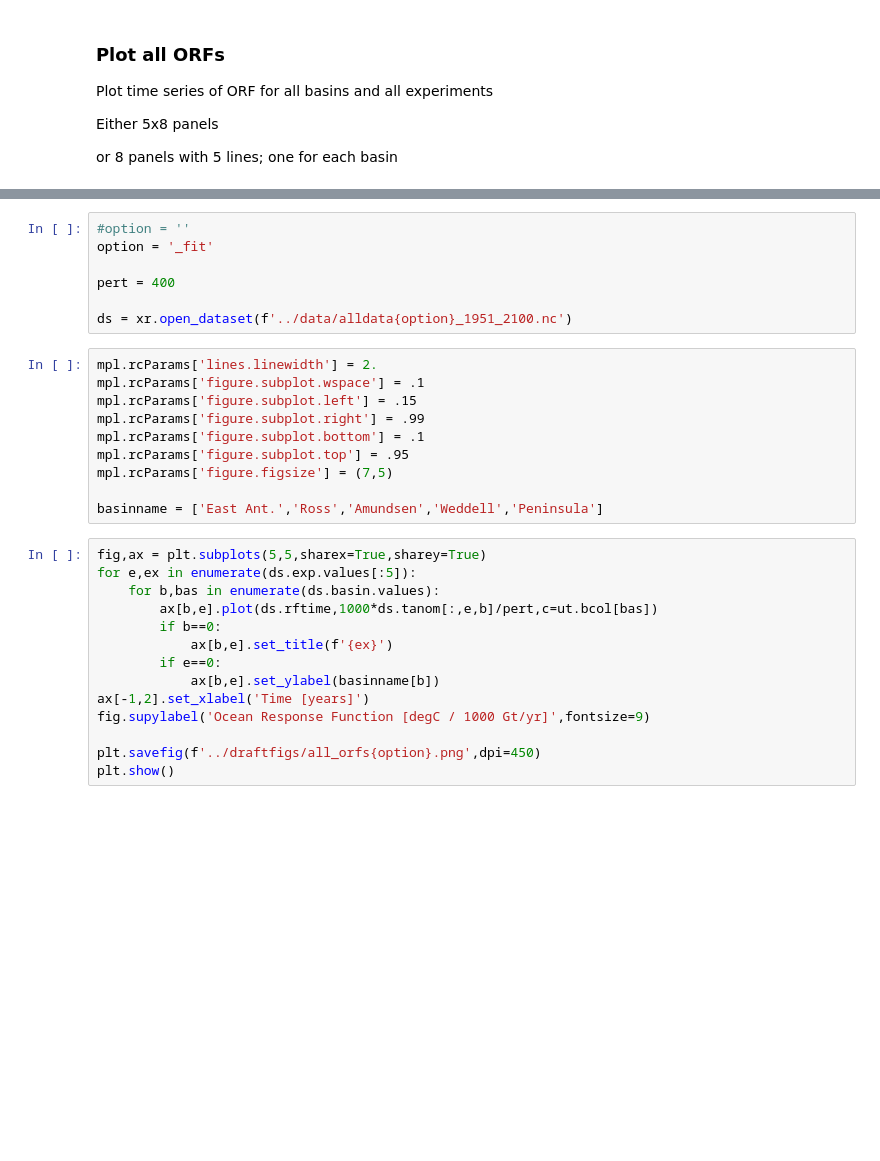
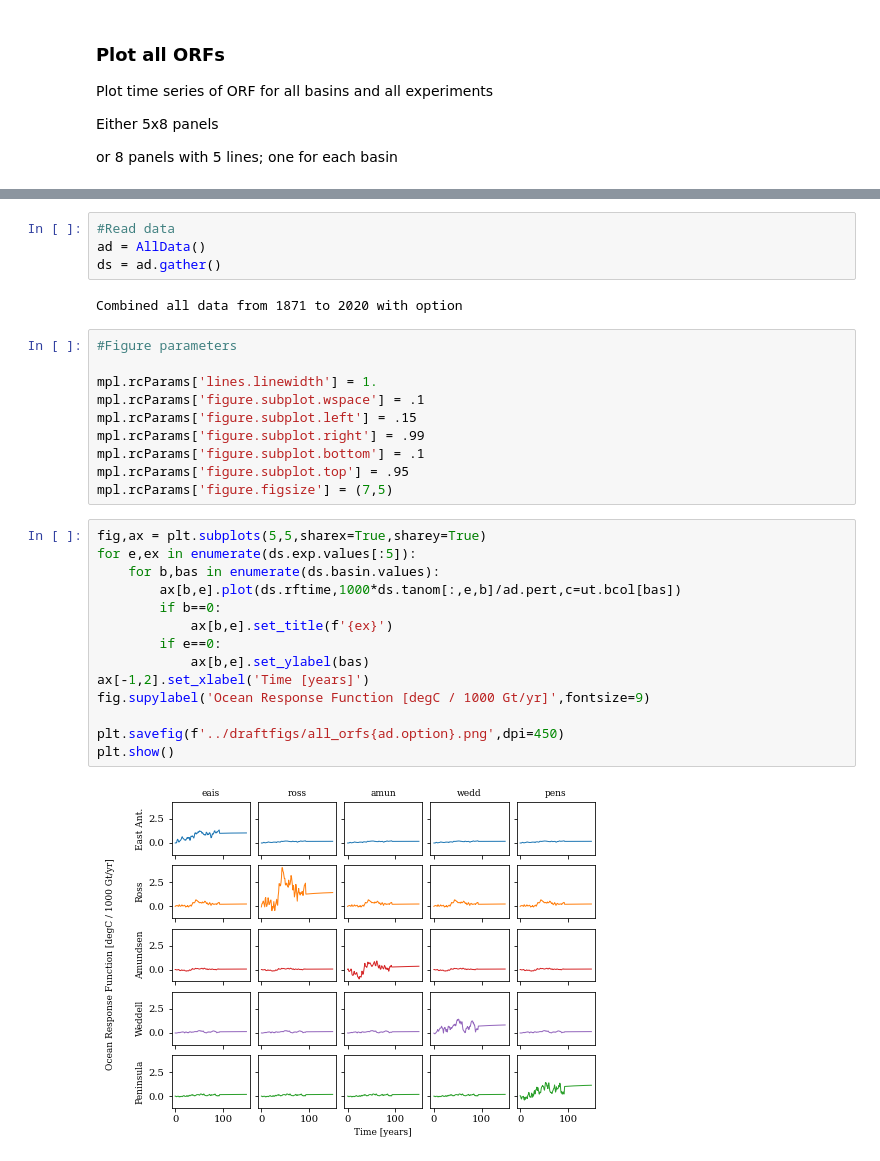
Before and after one commit to erwinlambert/feedback, a Jupyter notebook: notebooks/Draftplot_ORF.ipynb, the cells around one changed output, grey strips where cells are left out. Drawn from its saved outputs; the diff is of its cells as text; blank space fills up the shorter version.

```diff
--- a/notebooks/Draftplot_ORF.ipynb
+++ b/notebooks/Draftplot_ORF.ipynb
@@ -18,31 +28,32 @@ import utils as ut
-# %%
-#option = ''
-option = '_fit'
-
-pert = 400
-
-ds = xr.open_dataset(f'../data/alldata{option}_1951_2100.nc')
+# %%
+#Read data
+ad = AllData()
+ds = ad.gather()
+# %% [output]
+Combined all data from 1871 to 2020 with option
 # %%
-mpl.rcParams['lines.linewidth'] = 2.
+#Figure parameters
+
+mpl.rcParams['lines.linewidth'] = 1.
 mpl.rcParams['figure.subplot.wspace'] = .1
 mpl.rcParams['figure.subplot.left'] = .15
 mpl.rcParams['figure.subplot.right'] = .99
 mpl.rcParams['figure.subplot.bottom'] = .1
 mpl.rcParams['figure.subplot.top'] = .95
 mpl.rcParams['figure.figsize'] = (7,5)
-
-basinname = ['East Ant.','Ross','Amundsen','Weddell','Peninsula']
 # %%
 fig,ax = plt.subplots(5,5,sharex=True,sharey=True)
 for e,ex in enumerate(ds.exp.values[:5]):
     for b,bas in enumerate(ds.basin.values):
-        ax[b,e].plot(ds.rftime,1000*ds.tanom[:,e,b]/pert,c=ut.bcol[bas])
+        ax[b,e].plot(ds.rftime,1000*ds.tanom[:,e,b]/ad.pert,c=ut.bcol[bas])
         if b==0:
             ax[b,e].set_title(f'{ex}')
         if e==0:
-            ax[b,e].set_ylabel(basinname[b])
+            ax[b,e].set_ylabel(bas)
 ax[-1,2].set_xlabel('Time [years]')
 fig.supylabel('Ocean Response Function [degC / 1000 Gt/yr]',fontsize=9)
 
-plt.savefig(f'../draftfigs/all_orfs{option}.png',dpi=450)
+plt.savefig(f'../draftfigs/all_orfs{ad.option}.png',dpi=450)
 plt.show()
+# %% [output]
+[figure, added]
```
Also changed, not shown: parts of 1 cell of this notebook, 31 other files.
